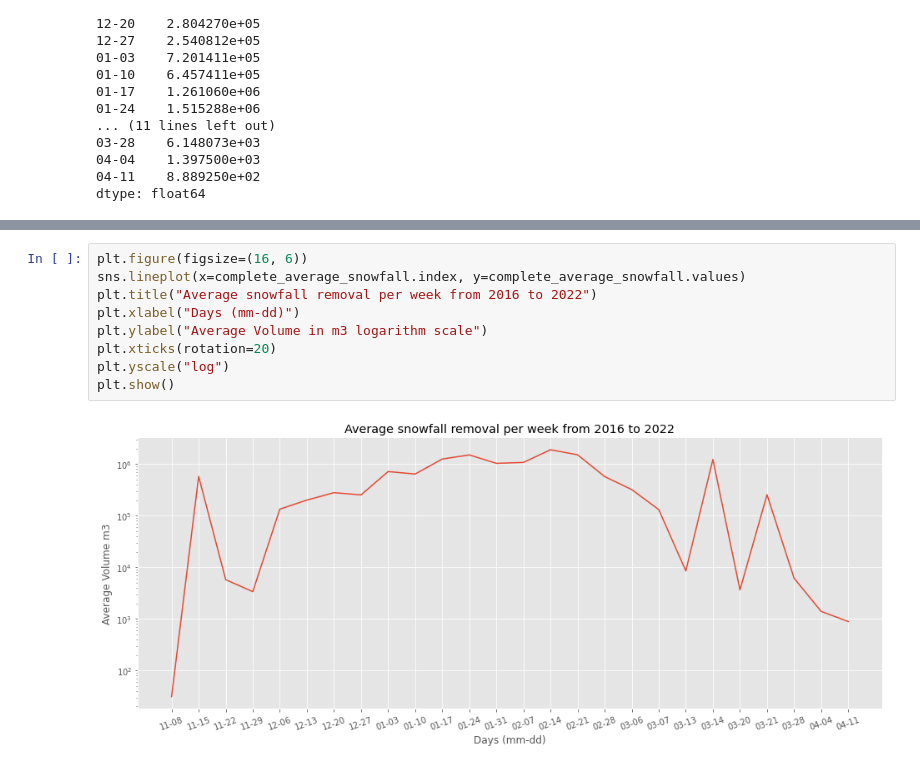
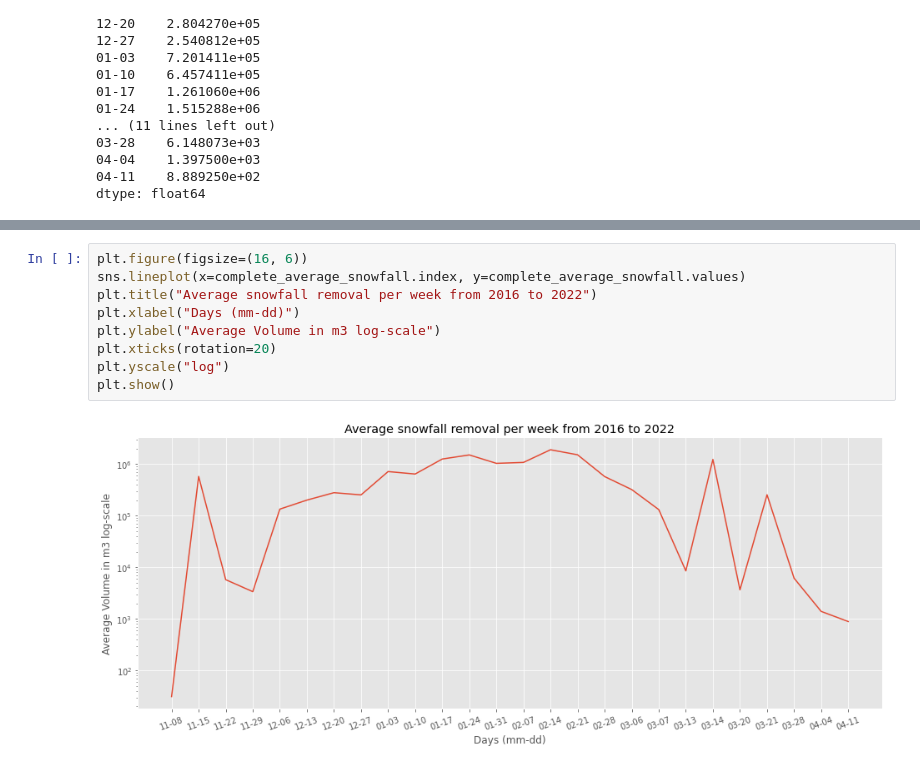
Before and after one commit to cimadure/ind6212, a Jupyter notebook: notebooks/weekly_snowfall.ipynb, the cells around one changed output, grey strips where cells are left out. Saved outputs shown, nothing was run; the diff lists cells and outputs as text.

```diff
--- a/notebooks/weekly_snowfall.ipynb
+++ b/notebooks/weekly_snowfall.ipynb
@@ -377,11 +423,11 @@ sns.lineplot(x=transaction_2022_weekly.index, y=transaction_2022_weekly.values,
 # %%
 plt.figure(figsize=(16, 6))
 sns.lineplot(x=complete_average_snowfall.index, y=complete_average_snowfall.values)
 plt.title("Average snowfall removal per week from 2016 to 2022")
 plt.xlabel("Days (mm-dd)")
-plt.ylabel("Average Volume in m3 logarithm scale")
+plt.ylabel("Average Volume in m3 log-scale")
 plt.xticks(rotation=20)
 plt.yscale("log")
 plt.show()
 # %% [output]
-[figure, old version]
+[figure, new version]
```
Also changed, not shown: parts of 4 cells of this notebook, 1 other file.
